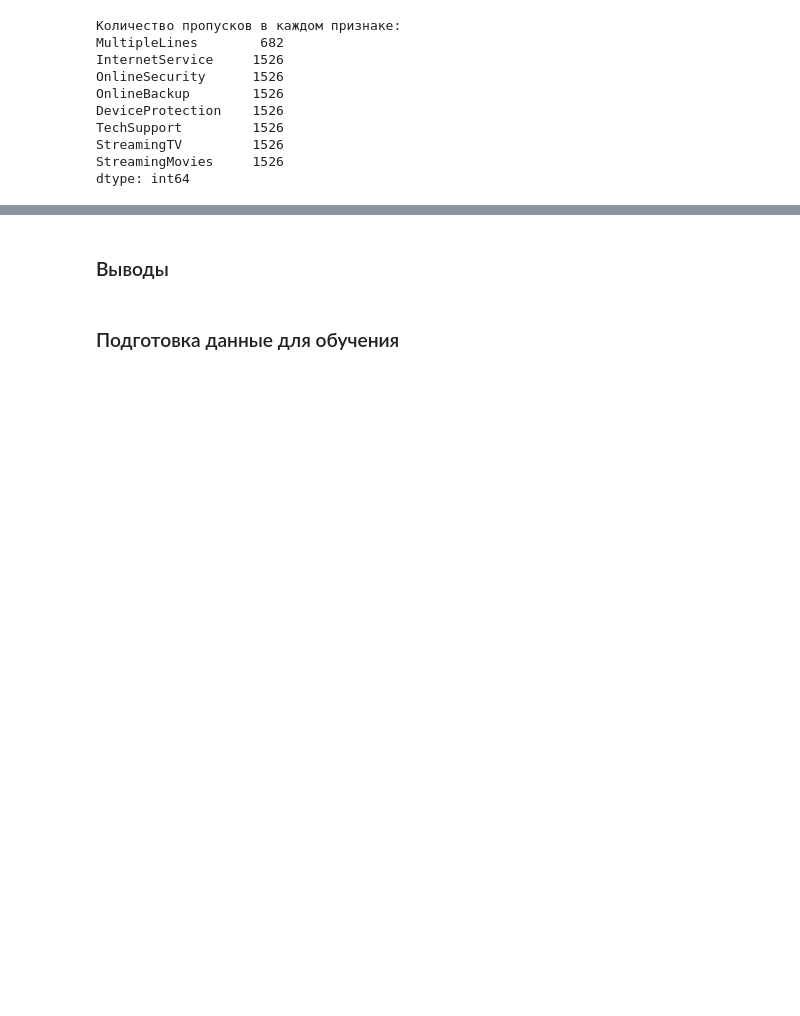
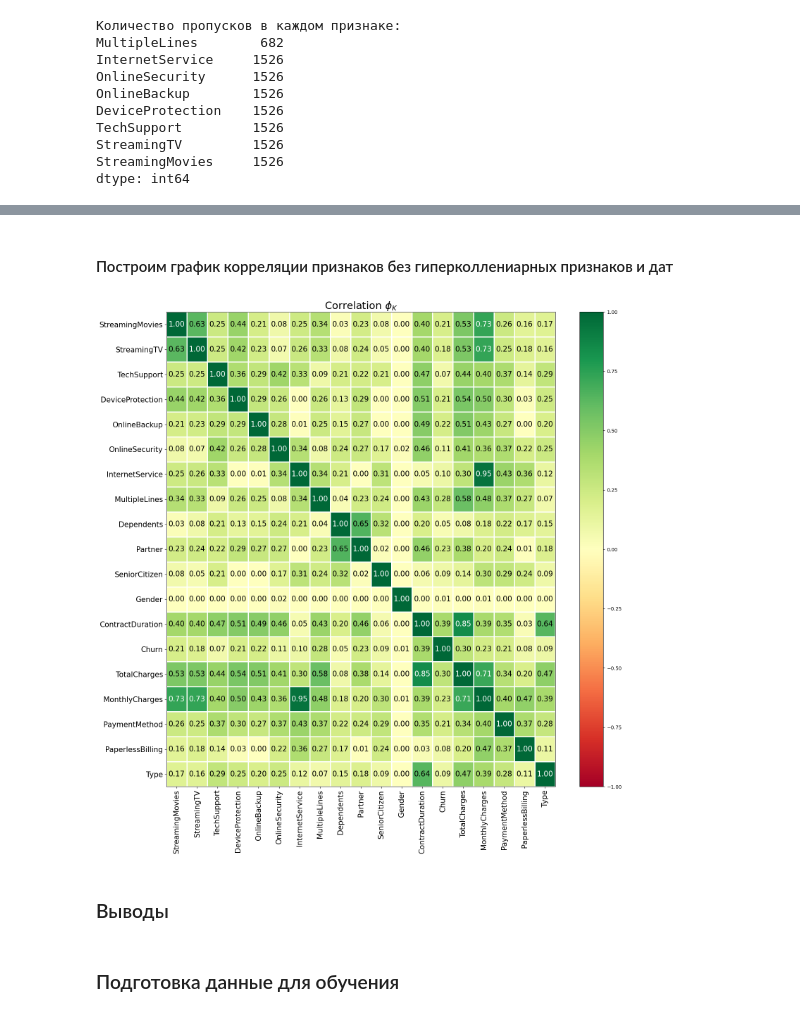
Before and after one commit to IgnatenkoNady/Day_to_day_diploma, a Jupyter notebook: 2025_02_16_diplom.ipynb, the cells around one changed output, grey strips where cells are left out. Saved outputs shown, nothing was run; the diff lists cells and outputs as text; code cells hidden in the pictures; blank space fills up the shorter version.

```diff
--- a/2025_02_16_diplom.ipynb
+++ b/2025_02_16_diplom.ipynb
@@ -824,3 +839,25 @@ plot_correlation_matrix(
+# %% [markdown]
+#### Построим график корреляции признаков без гиперколлениарных признаков и дат
+# %%
+# Вычисляем phi_K корреляцию (без CustomerID)
+phik_overview = merged_df.drop(columns=[
+                                    "CustomerID",
+                                    "EndDate",
+                                    "ContractCategory",
+                                    "BeginDate"
+                                    ]).phik_matrix(interval_cols=interval_cols)
+# %%
+# Визуализация тепловой карты коэффициентов phi_K
+plot_correlation_matrix(
+    phik_overview.values,
+    x_labels=phik_overview.columns,
+    y_labels=phik_overview.index,
+    title=r"Correlation $\phi_K$",
+    fontsize_factor=1.5,
+    figsize=(16, 16)
+)
+# %% [output]
+[figure, added]
 # %% [markdown]
 ### Выводы
 # %% [markdown]
```
Also changed, not shown: parts of 36 cells of this notebook, 1 other file.
